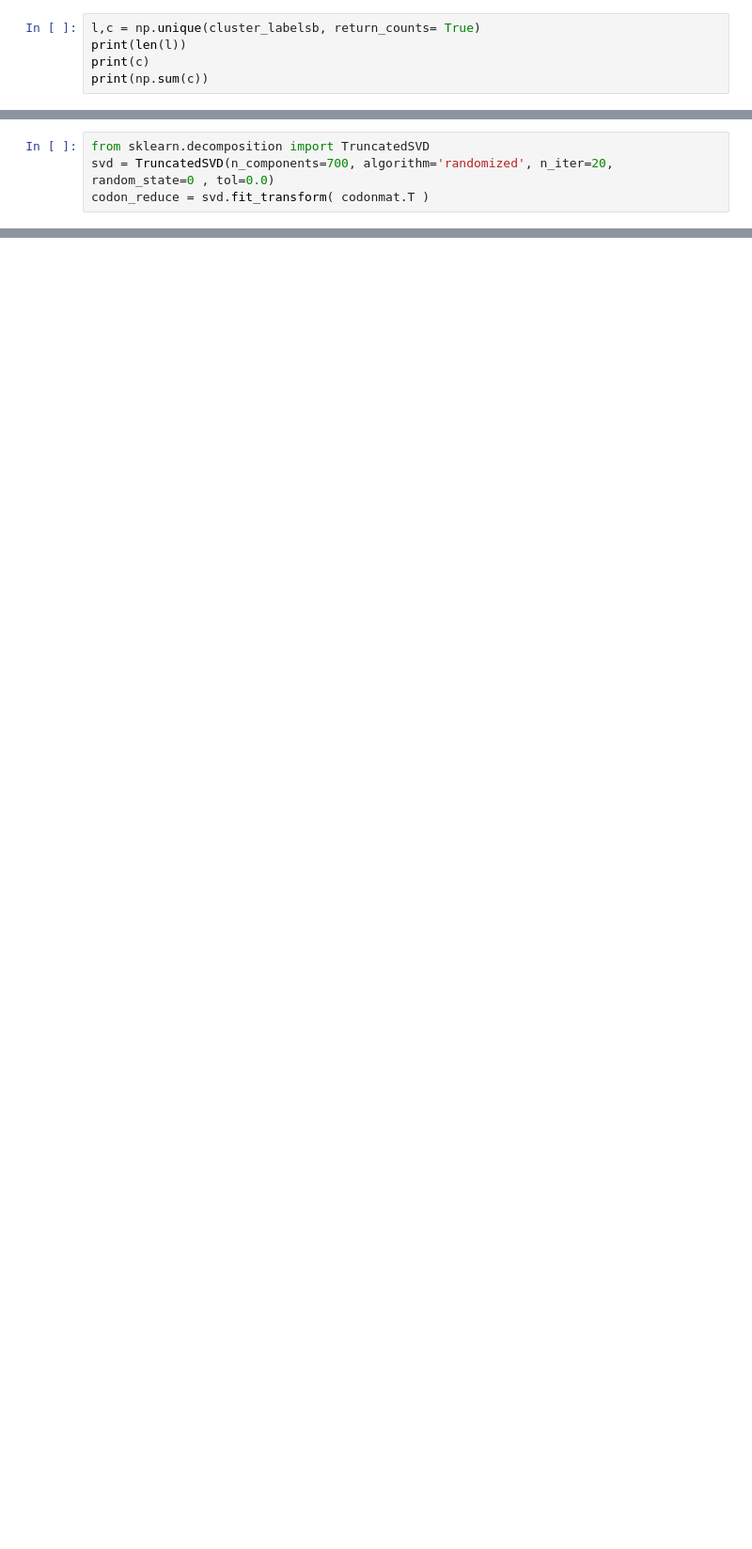
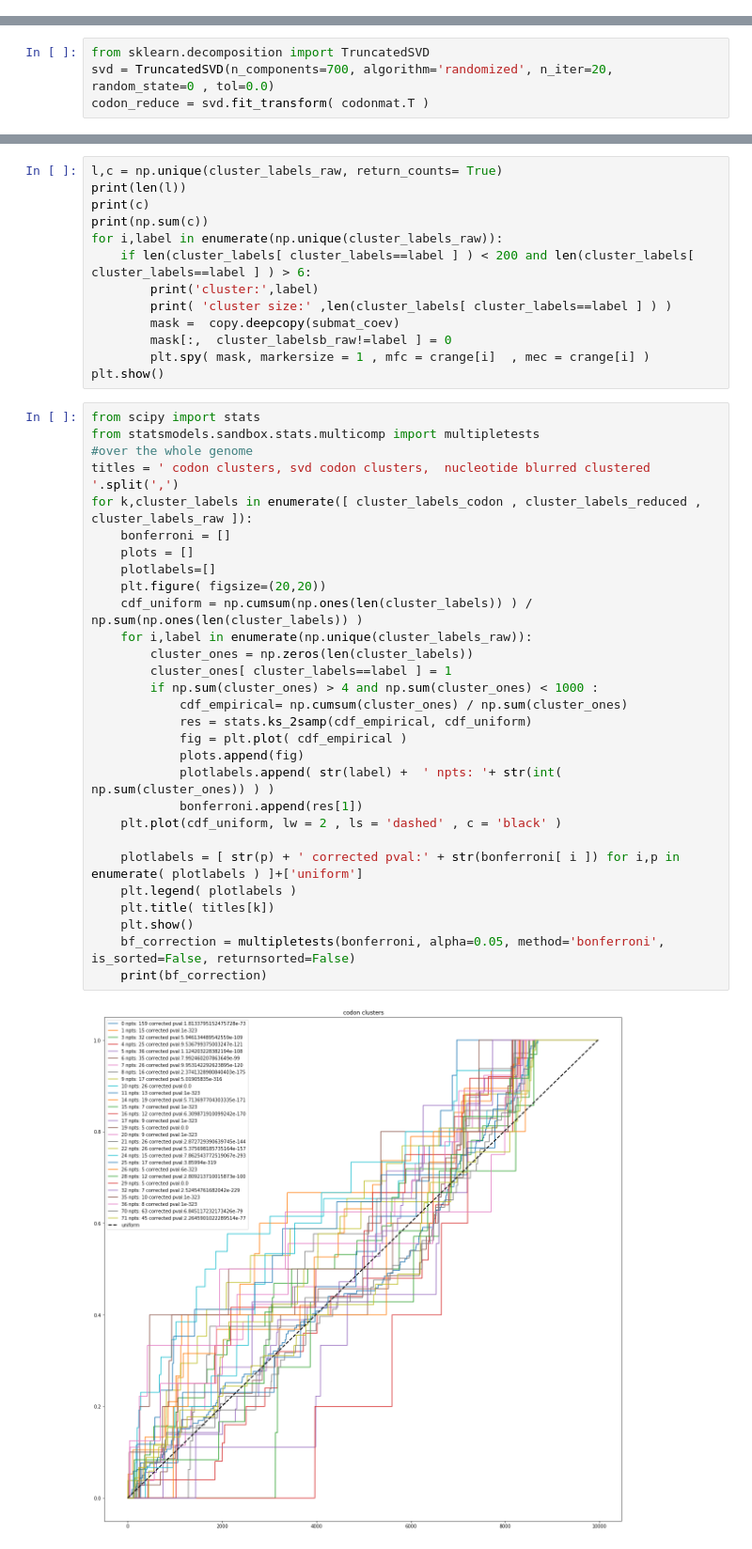
Before and after one commit to DessimozLab/CoronaCoev, a Jupyter notebook: geno2protCoev.ipynb, the cells around one changed output, grey strips where cells are left out. Shown at 94% size. Cells and saved outputs as stored; diff of their text form; blank space fills up the shorter version.

```diff
--- a/geno2protCoev.ipynb
+++ b/geno2protCoev.ipynb
@@ -252,8 +169,3 @@ print(nzy.shape)
 # %%
 datablock = np.vstack([nzx,nzy]).T
 print(datablock.shape)
-# %%
-l,c = np.unique(cluster_labelsb, return_counts= True)
-print(len(l))
-print(c)
-print(np.sum(c))
@@ -404,0 +257,44 @@ print(np.sum(c_reduced))
+# %%
+l,c = np.unique(cluster_labels_raw, return_counts= True)
+print(len(l))
+print(c)
+print(np.sum(c))
+for i,label in enumerate(np.unique(cluster_labels_raw)):
+    if len(cluster_labels[ cluster_labels==label ] ) < 200 and len(cluster_labels[ cluster_labels==label ] ) > 6:
+        print('cluster:',label)
+        print( 'cluster size:' ,len(cluster_labels[ cluster_labels==label ] ) )
+        mask =  copy.deepcopy(submat_coev)
+        mask[:,  cluster_labelsb_raw!=label ] = 0
+        plt.spy( mask, markersize = 1 , mfc = crange[i]  , mec = crange[i] )
+plt.show()
+# %%
+from scipy import stats
+from statsmodels.sandbox.stats.multicomp import multipletests
+#over the whole genome
+titles = ' codon clusters, svd codon clusters,  nucleotide blurred clustered '.split(',')
+for k,cluster_labels in enumerate([ cluster_labels_codon , cluster_labels_reduced , cluster_labels_raw ]):
+    bonferroni = []
+    plots = []
+    plotlabels=[]
+    plt.figure( figsize=(20,20))
+    cdf_uniform = np.cumsum(np.ones(len(cluster_labels)) ) / np.sum(np.ones(len(cluster_labels)) )
+    for i,label in enumerate(np.unique(cluster_labels_raw)):
+        cluster_ones = np.zeros(len(cluster_labels))
+        cluster_ones[ cluster_labels==label ] = 1
+        if np.sum(cluster_ones) > 4 and np.sum(cluster_ones) < 1000 :
+            cdf_empirical= np.cumsum(cluster_ones) / np.sum(cluster_ones)
+            res = stats.ks_2samp(cdf_empirical, cdf_uniform)
+            fig = plt.plot( cdf_empirical )
+            plots.append(fig)
+            plotlabels.append( str(label) +  ' npts: '+ str(int( np.sum(cluster_ones)) ) )
+            bonferroni.append(res[1])
+    plt.plot(cdf_uniform, lw = 2 , ls = 'dashed' , c = 'black' )
+
+    plotlabels = [ str(p) + ' corrected pval:' + str(bonferroni[ i ]) for i,p in enumerate( plotlabels ) ]+['uniform']
+    plt.legend( plotlabels )
+    plt.title( titles[k])
+    plt.show()
+    bf_correction = multipletests(bonferroni, alpha=0.05, method='bonferroni', is_sorted=False, returnsorted=False)
+    print(bf_correction)
+# %% [output]
+[figure, added]
```
Also changed, not shown: parts of 26 cells of this notebook, 8 other files.
